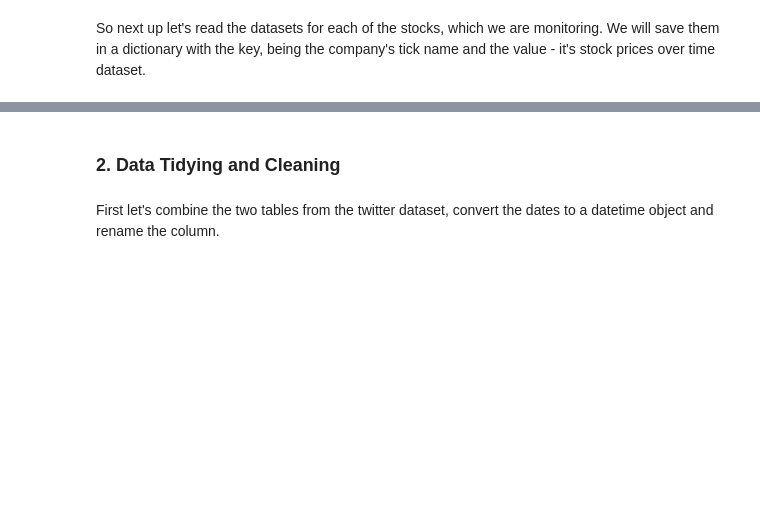
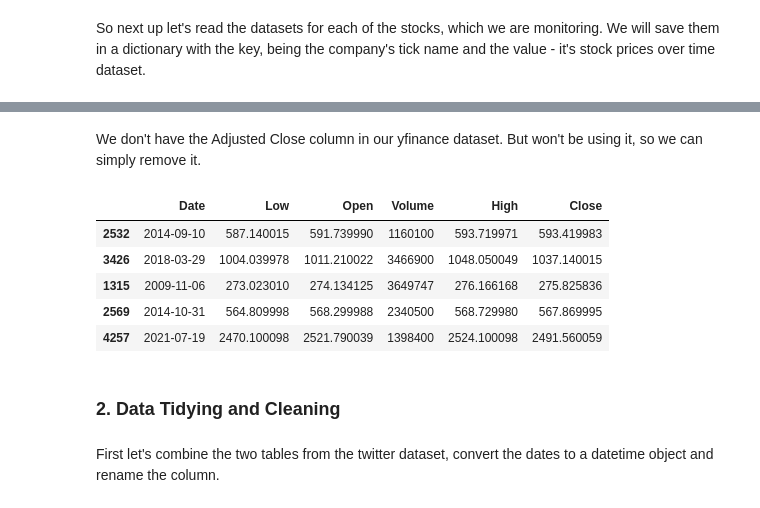
Before and after one commit to Kaloyan-Dimitrov/softuni-data-science-final-project, a Jupyter notebook: Tweets and a company's market value.ipynb, the cells around one changed output, grey strips where cells are left out. Drawn from its saved outputs; the diff is of its cells as text; code cells hidden in the pictures; blank space fills up the shorter version.

```diff
--- a/Tweets and a company's market value.ipynb
+++ b/Tweets and a company's market value.ipynb
@@ -50,6 +52,9 @@ So next up let's read the datasets for each of the stocks, which we are monitori
 stocks_df = {}
 for name in glob.glob('./stocks/*'):
     stocks_df[name.split('\\')[-1].split('.')[0]] = pd.read_csv(name)
-stocks = pd.concat(stocks_df)
-stocks.sample(10)
+
+stock_keys = list(stocks_df.keys())
+for key in stock_keys:
+    print(key)
+    print(stocks_df[key].head(3))
 # %% [output]
@@ -67,3 +114,17 @@ stocks.sample(10)
+# %% [markdown]
+We don't have the Adjusted Close column in our yfinance dataset. But won't be using it, so we can simply remove it.
+# %%
+column_names = column_names[:-1]
+
+googl_stock = googl_stock[column_names]
+googl_stock.sample(5)
+# %% [output]
+|  | Date | Low | Open | Volume | High | Close |
+| 2532 | 2014-09-10 | 587.140015 | 591.739990 | 1160100 | 593.719971 | 593.419983 |
+| 3426 | 2018-03-29 | 1004.039978 | 1011.210022 | 3466900 | 1048.050049 | 1037.140015 |
+| 1315 | 2009-11-06 | 273.023010 | 274.134125 | 3649747 | 276.166168 | 275.825836 |
+| 2569 | 2014-10-31 | 564.809998 | 568.299988 | 2340500 | 568.729980 | 567.869995 |
+| 4257 | 2021-07-19 | 2470.100098 | 2521.790039 | 1398400 | 2524.100098 | 2491.560059 |
 # %% [markdown]
 ### 2. Data Tidying and Cleaning
 # %% [markdown]
```
Also changed, not shown: parts of 32 cells of this notebook.
